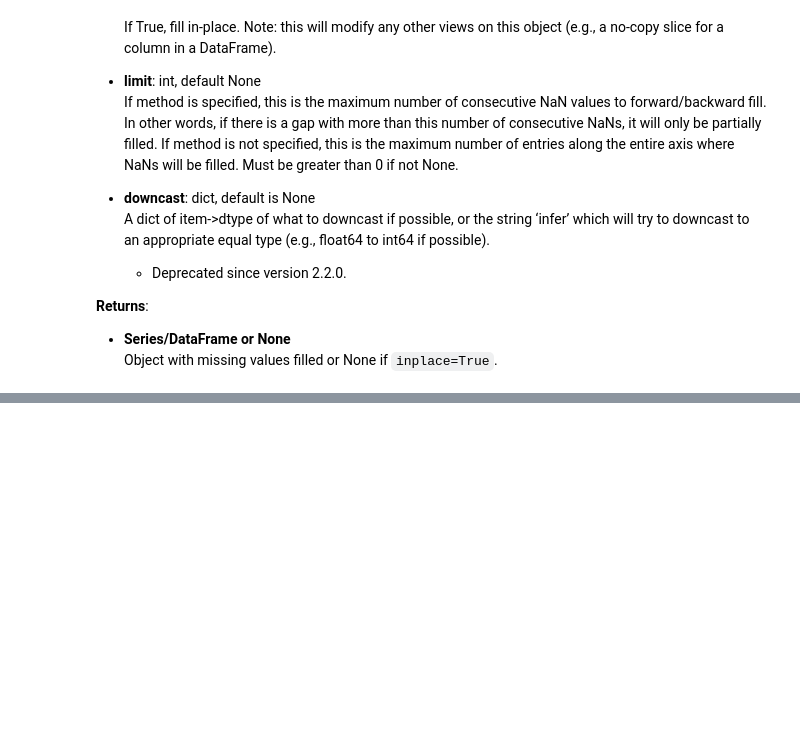
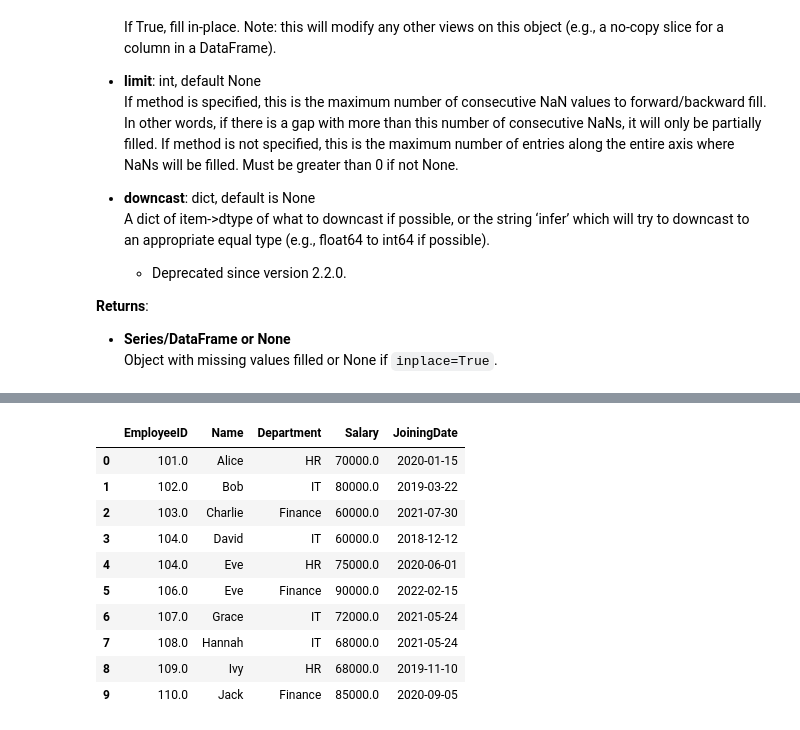
Before and after one commit to AsadulloAbdullayev/Functions-of-pandas, a Jupyter notebook: Data Cleaning.ipynb, the cells around one changed output, grey strips where cells are left out. Drawn from its saved outputs; the diff is of its cells as text; code cells hidden in the pictures; blank space fills up the shorter version.

```diff
--- a/Data Cleaning.ipynb
+++ b/Data Cleaning.ipynb
@@ -156,0 +199,14 @@ Fill `NA`/`NaN` values using the specified method.
+# %%
+df.fillna(method='ffill', limit=1)
+# %% [output]
+|  | EmployeeID | Name | Department | Salary | JoiningDate |
+| 0 | 101.0 | Alice | HR | 70000.0 | 2020-01-15 |
+| 1 | 102.0 | Bob | IT | 80000.0 | 2019-03-22 |
+| 2 | 103.0 | Charlie | Finance | 60000.0 | 2021-07-30 |
+| 3 | 104.0 | David | IT | 60000.0 | 2018-12-12 |
+| 4 | 104.0 | Eve | HR | 75000.0 | 2020-06-01 |
+| 5 | 106.0 | Eve | Finance | 90000.0 | 2022-02-15 |
+| 6 | 107.0 | Grace | IT | 72000.0 | 2021-05-24 |
+| 7 | 108.0 | Hannah | IT | 68000.0 | 2021-05-24 |
+| 8 | 109.0 | Ivy | HR | 68000.0 | 2019-11-10 |
+| 9 | 110.0 | Jack | Finance | 85000.0 | 2020-09-05 |
```
Also changed, not shown: parts of 14 cells of this notebook.
